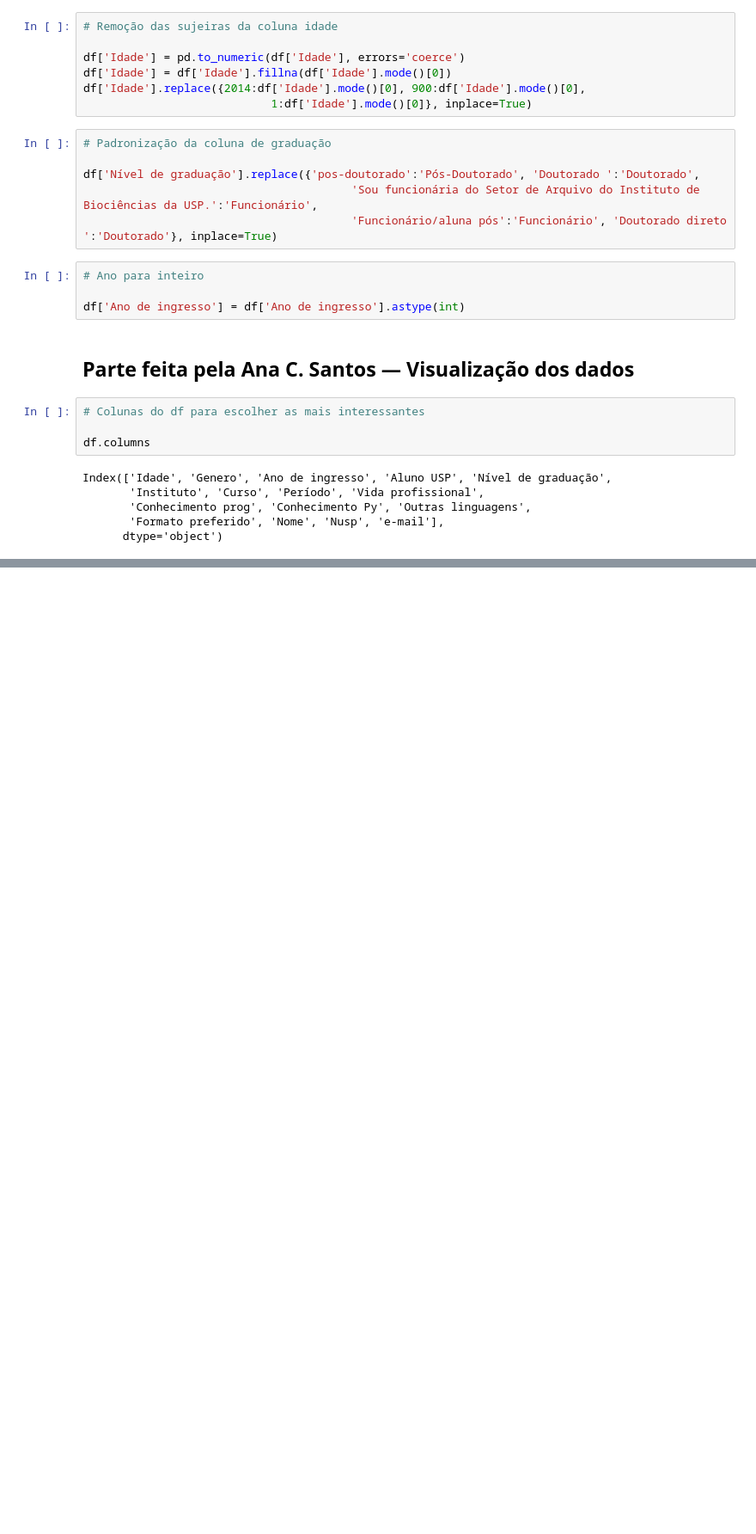
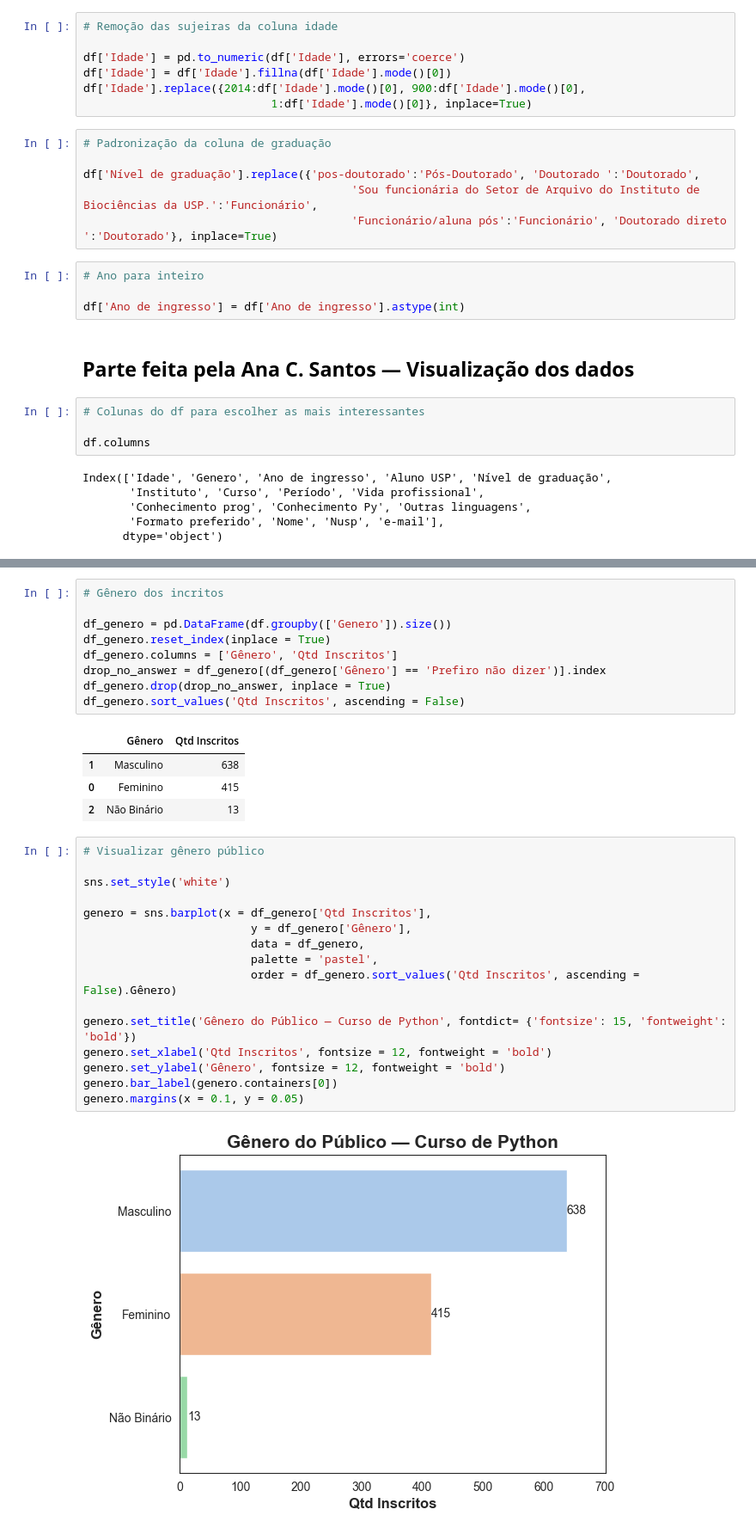
Before and after one commit to anoca-cs/FEA.DEV, a Jupyter notebook: Random/Python course to USP.ipynb, the cells around one changed output, grey strips where cells are left out. Shown at 86% size. Drawn from its saved outputs; the diff is of its cells as text; blank space fills up the shorter version.

```diff
--- a/Random/Python course to USP.ipynb
+++ b/Random/Python course to USP.ipynb
@@ -236,0 +113,32 @@ grafico_pizza(df, 'Nível de graduação')
+# %%
+# Gênero dos incritos
+
+df_genero = pd.DataFrame(df.groupby(['Genero']).size())
+df_genero.reset_index(inplace = True)
+df_genero.columns = ['Gênero', 'Qtd Inscritos']
+drop_no_answer = df_genero[(df_genero['Gênero'] == 'Prefiro não dizer')].index
+df_genero.drop(drop_no_answer, inplace = True)
+df_genero.sort_values('Qtd Inscritos', ascending = False)
+# %% [output]
+|  | Gênero | Qtd Inscritos |
+| 1 | Masculino | 638 |
+| 0 | Feminino | 415 |
+| 2 | Não Binário | 13 |
+# %%
+# Visualizar gênero público
+
+sns.set_style('white')
+
+genero = sns.barplot(x = df_genero['Qtd Inscritos'],
+                         y = df_genero['Gênero'],
+                         data = df_genero,
+                         palette = 'pastel',
+                         order = df_genero.sort_values('Qtd Inscritos', ascending = False).Gênero)
+
+genero.set_title('Gênero do Público — Curso de Python', fontdict= {'fontsize': 15, 'fontweight': 'bold'})
+genero.set_xlabel('Qtd Inscritos', fontsize = 12, fontweight = 'bold')
+genero.set_ylabel('Gênero', fontsize = 12, fontweight = 'bold')
+genero.bar_label(genero.containers[0])
+genero.margins(x = 0.1, y = 0.05)
+# %% [output]
+[figure, added]
```
Also changed, not shown: parts of 35 cells of this notebook.
